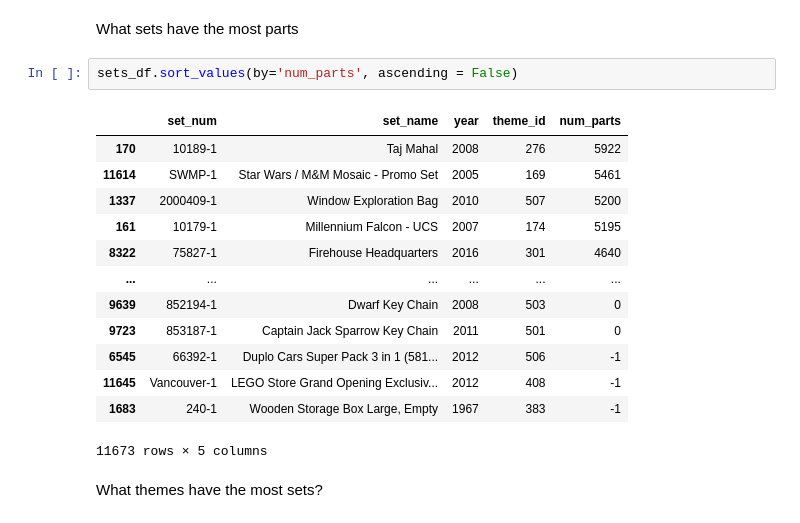
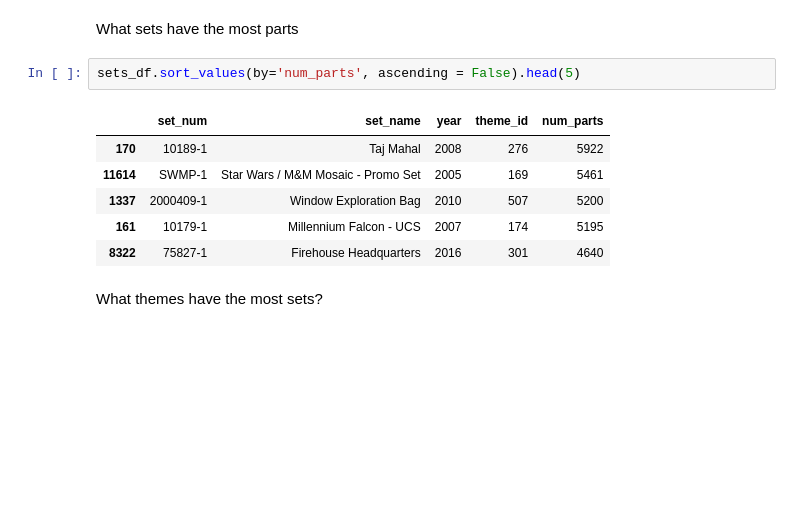
Before and after one commit to MatthewKolotylo/Lego-Project, a Jupyter notebook: Master Code Copy.ipynb, the cells around one changed output. Cells and saved outputs as stored; diff of their text form; blank space fills up the shorter version.

```diff
--- a/Master Code Copy.ipynb
+++ b/Master Code Copy.ipynb
@@ -53,21 +46,14 @@ num_parts_overtime.plot()
 # %% [markdown]
 What sets have the most parts
 # %%
-sets_df.sort_values(by='num_parts', ascending = False)
+sets_df.sort_values(by='num_parts', ascending = False).head(5)
 # %% [output]
 |  | set_num | set_name | year | theme_id | num_parts |
 | 170 | 10189-1 | Taj Mahal | 2008 | 276 | 5922 |
 | 11614 | SWMP-1 | Star Wars / M&M Mosaic - Promo Set | 2005 | 169 | 5461 |
 | 1337 | 2000409-1 | Window Exploration Bag | 2010 | 507 | 5200 |
 | 161 | 10179-1 | Millennium Falcon - UCS | 2007 | 174 | 5195 |
 | 8322 | 75827-1 | Firehouse Headquarters | 2016 | 301 | 4640 |
-| ... | ... | ... | ... | ... | ... |
-| 9639 | 852194-1 | Dwarf Key Chain | 2008 | 503 | 0 |
-| 9723 | 853187-1 | Captain Jack Sparrow Key Chain | 2011 | 501 | 0 |
-| 6545 | 66392-1 | Duplo Cars Super Pack 3 in 1 (581... | 2012 | 506 | -1 |
-| 11645 | Vancouver-1 | LEGO Store Grand Opening Exclusiv... | 2012 | 408 | -1 |
-| 1683 | 240-1 | Wooden Storage Box Large, Empty | 1967 | 383 | -1 |
-11673 rows × 5 columns
 # %% [markdown]
 What themes have the most sets?
 # %%
```
Also changed, not shown: parts of 10 cells of this notebook, 14 other files.
